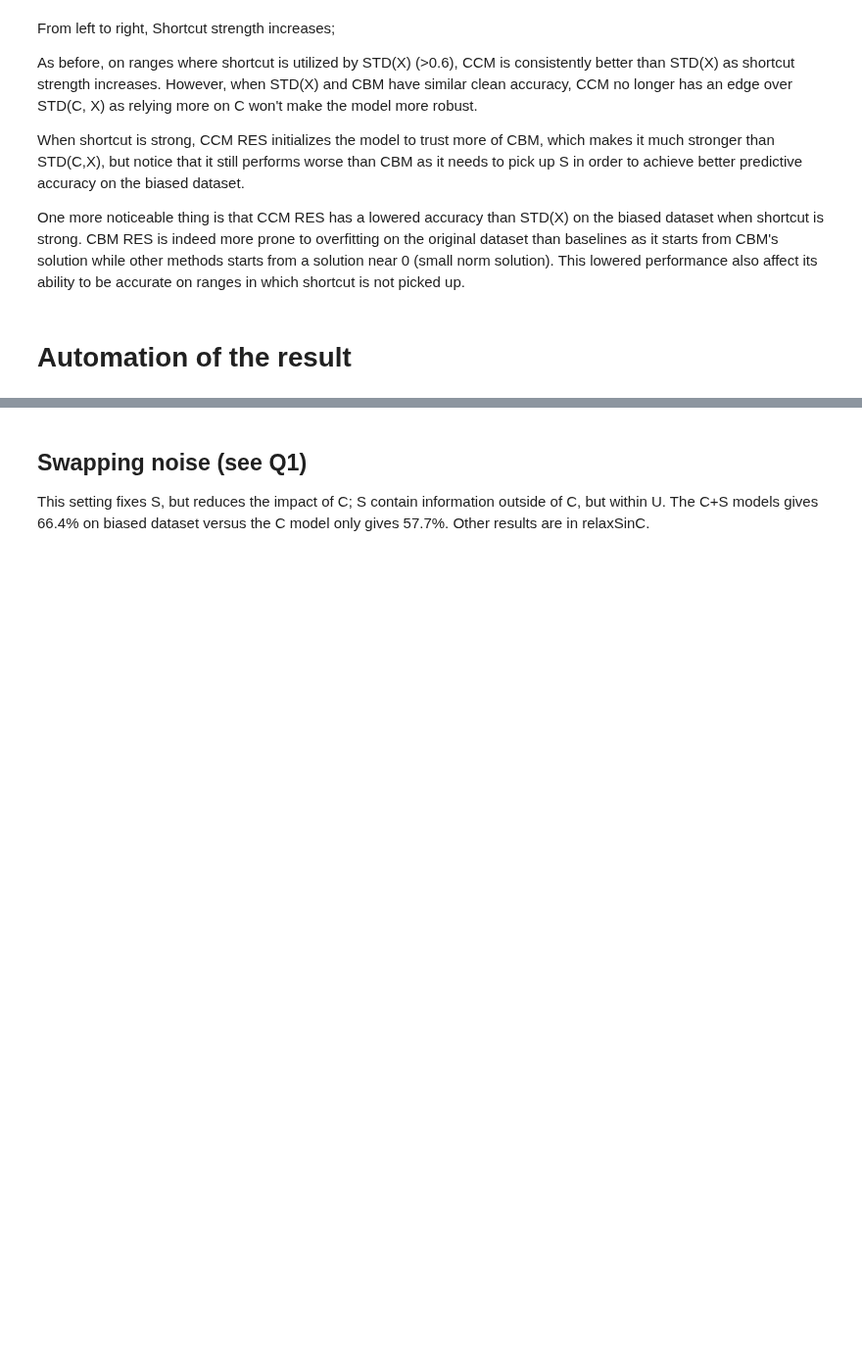
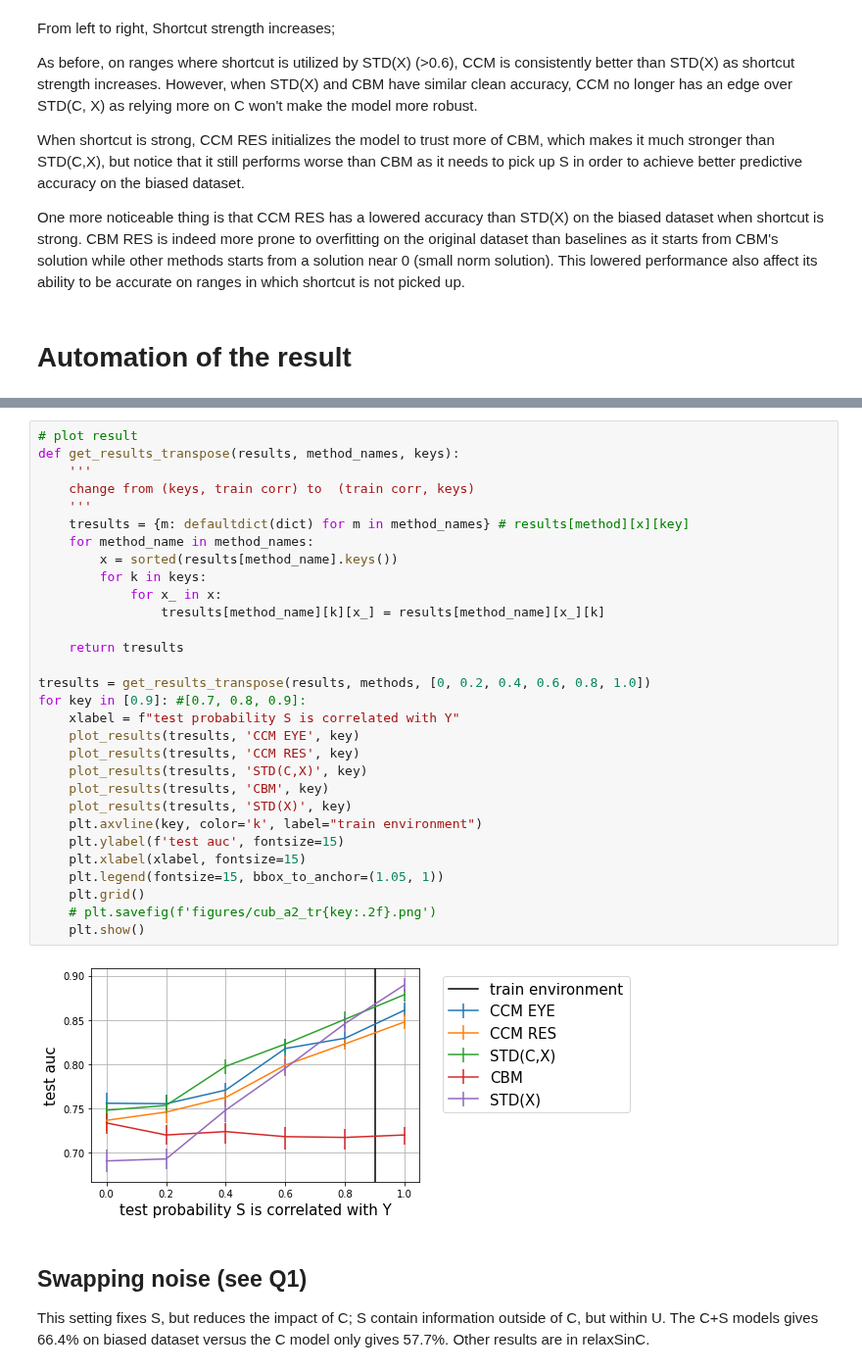
Before and after one commit to nathanwang000/ConceptCredibleModel, a Jupyter notebook: notebooks/Q4_Q5.ipynb, the cells around one changed output, grey strips where cells are left out. Shown at 98% size. Cells and saved outputs as stored; diff of their text form; blank space fills up the shorter version.

```diff
--- a/notebooks/Q4_Q5.ipynb
+++ b/notebooks/Q4_Q5.ipynb
@@ -311,3 +346,35 @@ filenames = [ # name, t, alpha
+# %%
+# plot result
+def get_results_transpose(results, method_names, keys):
+    '''
+    change from (keys, train corr) to  (train corr, keys)
+    '''
+    tresults = {m: defaultdict(dict) for m in method_names} # results[method][x][key]
+    for method_name in method_names:
+        x = sorted(results[method_name].keys())
+        for k in keys:
+            for x_ in x:
+                tresults[method_name][k][x_] = results[method_name][x_][k]
+
+    return tresults
+
+tresults = get_results_transpose(results, methods, [0, 0.2, 0.4, 0.6, 0.8, 1.0])
+for key in [0.9]: #[0.7, 0.8, 0.9]:
+    xlabel = f"test probability S is correlated with Y"
+    plot_results(tresults, 'CCM EYE', key)
+    plot_results(tresults, 'CCM RES', key)
+    plot_results(tresults, 'STD(C,X)', key)
+    plot_results(tresults, 'CBM', key)
+    plot_results(tresults, 'STD(X)', key)
+    plt.axvline(key, color='k', label="train environment")
+    plt.ylabel(f'test auc', fontsize=15)
+    plt.xlabel(xlabel, fontsize=15)
+    plt.legend(fontsize=15, bbox_to_anchor=(1.05, 1))
+    plt.grid()
+    # plt.savefig(f'figures/cub_a2_tr{key:.2f}.png')
+    plt.show()
+# %% [output]
+[figure, added]
 # %% [markdown]
 ## Swapping noise (see Q1)
 
```
Also changed, not shown: parts of 4 cells of this notebook, 7 other files.
